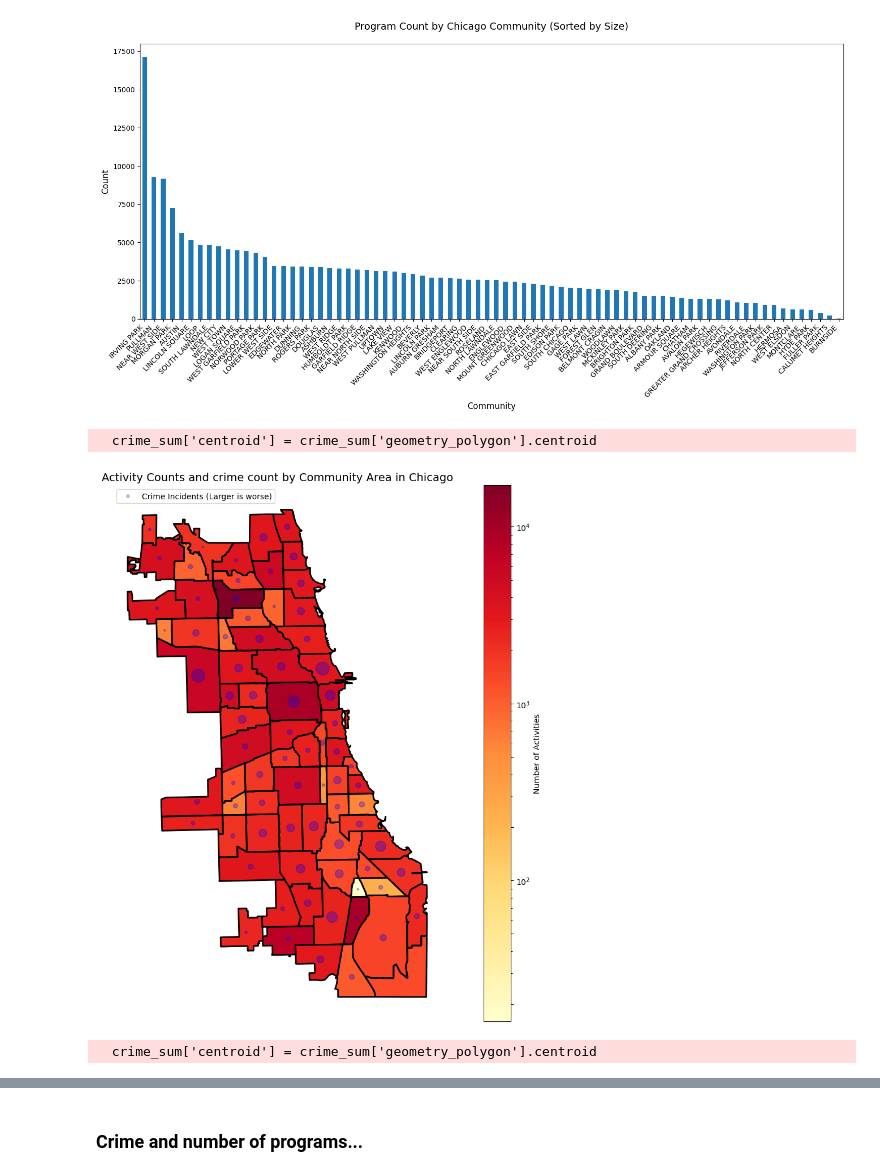
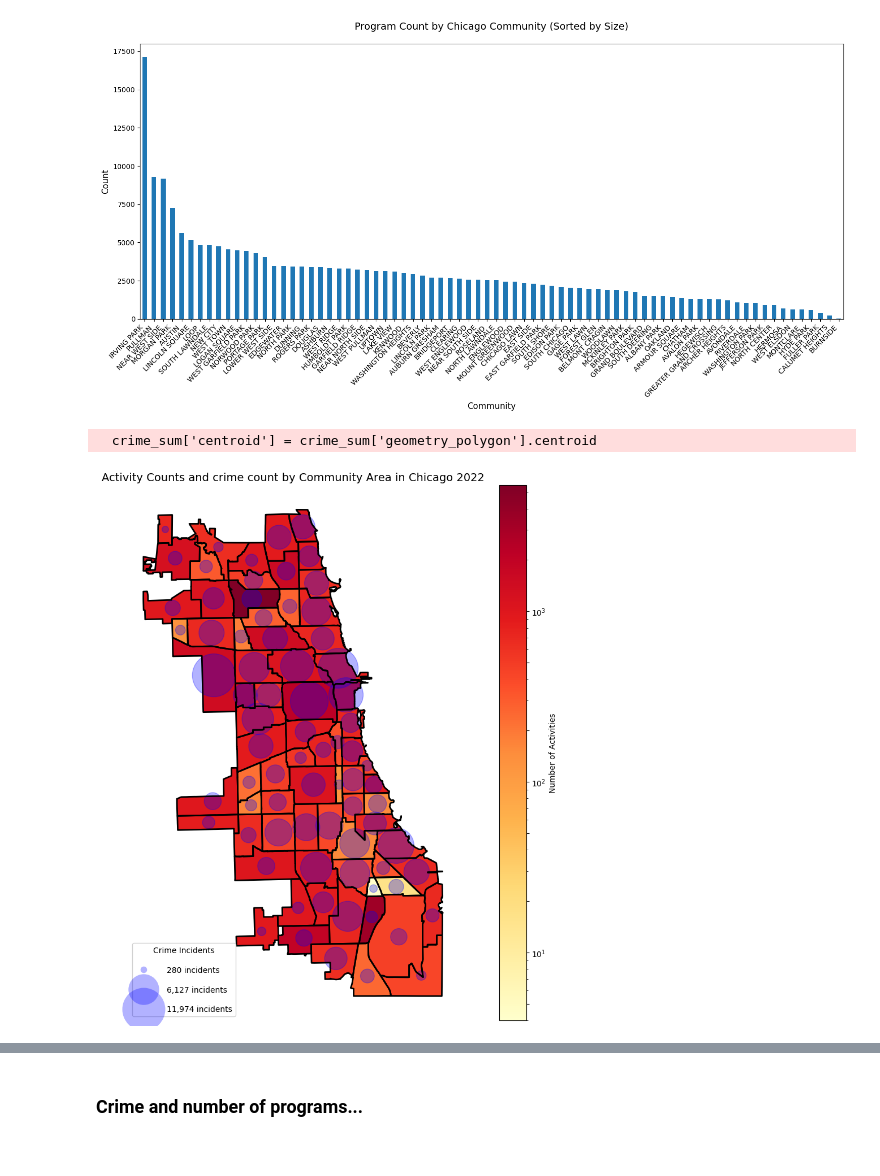
Before and after one commit to haydensterling05/STAT_303-1_Final_Project, a Jupyter notebook: proj.ipynb, the cells around one changed output, grey strips where cells are left out. Cells and saved outputs as stored; diff of their text form; code cells hidden in the pictures.

Commit message:
super sick plot about correlation between crime and program count

```diff
--- a/proj.ipynb
+++ b/proj.ipynb
@@ -13,10 +13,12 @@ shp_file = shp_file.loc[~(shp_file['community']== "OHARE")]
 school_progress_21_22 = pd.read_csv("https://data.cityofchicago.org/resource/ngix-dc87.csv")
 school_progress_22_23 = pd.read_csv("https://data.cityofchicago.org/resource/d7as-muwj.csv")
 school_progress_23_24 = pd.read_csv("https://data.cityofchicago.org/resource/2dn2-x66j.csv")
-crime = pd.DataFrame(requests.get("https://data.cityofchicago.org/resource/9hwr-2zxp.json").json())
-crime['date'] = pd.to_datetime(crime['date'])
-crime['updated_on'] = pd.to_datetime(crime['updated_on'])
+crime = pd.read_csv("datasets/Crimes_-_2022.csv")
+crime['Date'] = pd.to_datetime(crime['Date'])
+crime['updated_on'] = pd.to_datetime(crime['Updated On'])
 data = pd.read_csv("datasets/My_CHI._My_Future._Programs.csv")
+data['Start Date'] = pd.to_datetime(data['Start Date'])
+data['End Date'] = pd.to_datetime(data['End Date'])
 # %% [markdown]
 ## Basic Eda
 ### 1. Are there any correlations between crime and availability of programs in certain districts when crime incidents happen, and more importantly, does a crime incident mean that programs are affected some considerable time after the incident?
@@ -78,18 +80,18 @@ plt.show()
 # %% [output]
 [figure]
 # %%
-community_counts = points_with_labels.groupby('community').size().reset_index(name='count')
+from matplotlib.lines import Line2D
+from shapely import wkt
+from matplotlib.colors import LogNorm
 
-from shapely import wkt
+community_counts = points_with_labels[points_with_labels['Start Date'].dt.year == 2022].groupby('community').size().reset_index(name='count')
+
+
 community_gdf = community_counts.merge(points_with_labels, how='left', on='community').drop_duplicates(subset='community')[['community', 'count', 'geometry_polygon']]
 community_gdf = gpd.GeoDataFrame(community_gdf, geometry='geometry_polygon')
 
-# Create the plot
 fig, ax = plt.subplots(figsize=(15, 10))
 
-from matplotlib.colors import LogNorm
-
-# Plot the choropleth with logarithmic normalization
 community_gdf.plot(
     column='count',
     ax=ax,
@@ -101,42 +103,69 @@ community_gdf.plot(
     },
     missing_kwds={'color': 'lightgrey'},
     cmap='YlOrRd',
     norm=LogNorm()
 )
 
 
-geometry = [Point(xy) for xy in zip(crime['longitude'], crime['latitude'])]
+geometry = [Point(xy) for xy in zip(crime['Longitude'], crime['Latitude'])]
 crime_gdf_points = gpd.GeoDataFrame(crime, geometry=geometry)
 crime_gdf_points.set_crs(epsg=4326, inplace=True)
 crime_points_with_labels = gpd.sjoin(crime_gdf_points, shp_file, how='left', predicate='within')
 crime_sum = crime_points_with_labels.groupby('community').size().reset_index(name='count')
 crime_sum = crime_sum.merge(crime_points_with_labels, how='left', on='community').drop_duplicates(subset='community')[['community', 'count', 'geometry_polygon']]
 crime_sum = gpd.GeoDataFrame(crime_sum, geometry='geometry_polygon', crs="EPSG:4326")
 crime_sum['centroid'] = crime_sum['geometry_polygon'].centroid
 crime_sum.set_geometry('centroid',inplace=True)
+min_count = crime_sum['count'].min()
+max_count = crime_sum['count'].max()
 crime_sum.plot(
     ax=ax,
     color='blue',
     alpha=0.3,
     marker='.',
-    markersize=crime_sum['count'] * 20,
+    markersize=crime_sum['count'],
 )
 shp_file.plot(ax=ax, facecolor='none', edgecolor='black', linewidth=2)
-from matplotlib.lines import Line2D
+
 legend_elements = [Line2D([0], [0], marker='.', color='w',
                          markerfacecolor='blue', markersize=10, alpha=0.3,
                          label='Crime Incidents (Larger is worse)')]
 ax.legend(handles=legend_elements, loc='upper left')
-plt.title('Activity Counts and crime count by Community Area in Chicago', fontsize=14)
+legend_sizes = [
+    min_count,
+    (min_count + max_count) / 2,
+    max_count
+]
+legend_elements = []
+for size in legend_sizes:
+    legend_elements.append(
+        Line2D([0], [0],
+               marker='o',
+               color='none',
+               markerfacecolor='blue',
+               markeredgecolor='none',
+               markersize=np.sqrt(size)*0.5,
+               alpha=0.3,
+               label=f'{int(size):,} incidents')
+    )
+
+plt.legend(handles=legend_elements,
+          title='Crime Incidents',
+          loc='upper left',
+          frameon=True,
+          framealpha=0.9)
+
+plt.legend(handles=legend_elements,
+          title='Crime Incidents',
+          loc='lower left',
+          frameon=True,
+          framealpha=0.9,
+          labelspacing=1.5,
+          handletextpad=2,
+ bbox_to_anchor=(0.00, 0.00))
+plt.title('Activity Counts and crime count by Community Area in Chicago 2022', fontsize=14)
 ax.set_axis_off()
 plt.tight_layout()
 # %% [output]
   crime_sum['centroid'] = crime_sum['geometry_polygon'].centroid
-[figure, old version]
+[figure, new version]
-# %%
-crime_sum = crime_points_with_labels.groupby('community').size().reset_index(name='count')
-crime_sum = crime_sum.merge(crime_points_with_labels, how='left', on='community').drop_duplicates(subset='community')[['community', 'count', 'geometry_polygon']]
-crime_sum = gpd.GeoDataFrame(crime_sum, geometry='geometry_polygon', crs="EPSG:4326")
-crime_sum['centroid'] = crime_sum['geometry_polygon'].centroid
-# %% [output]
-  crime_sum['centroid'] = crime_sum['geometry_polygon'].centroid
```
Also changed, not shown: parts of 12 cells of this notebook.
